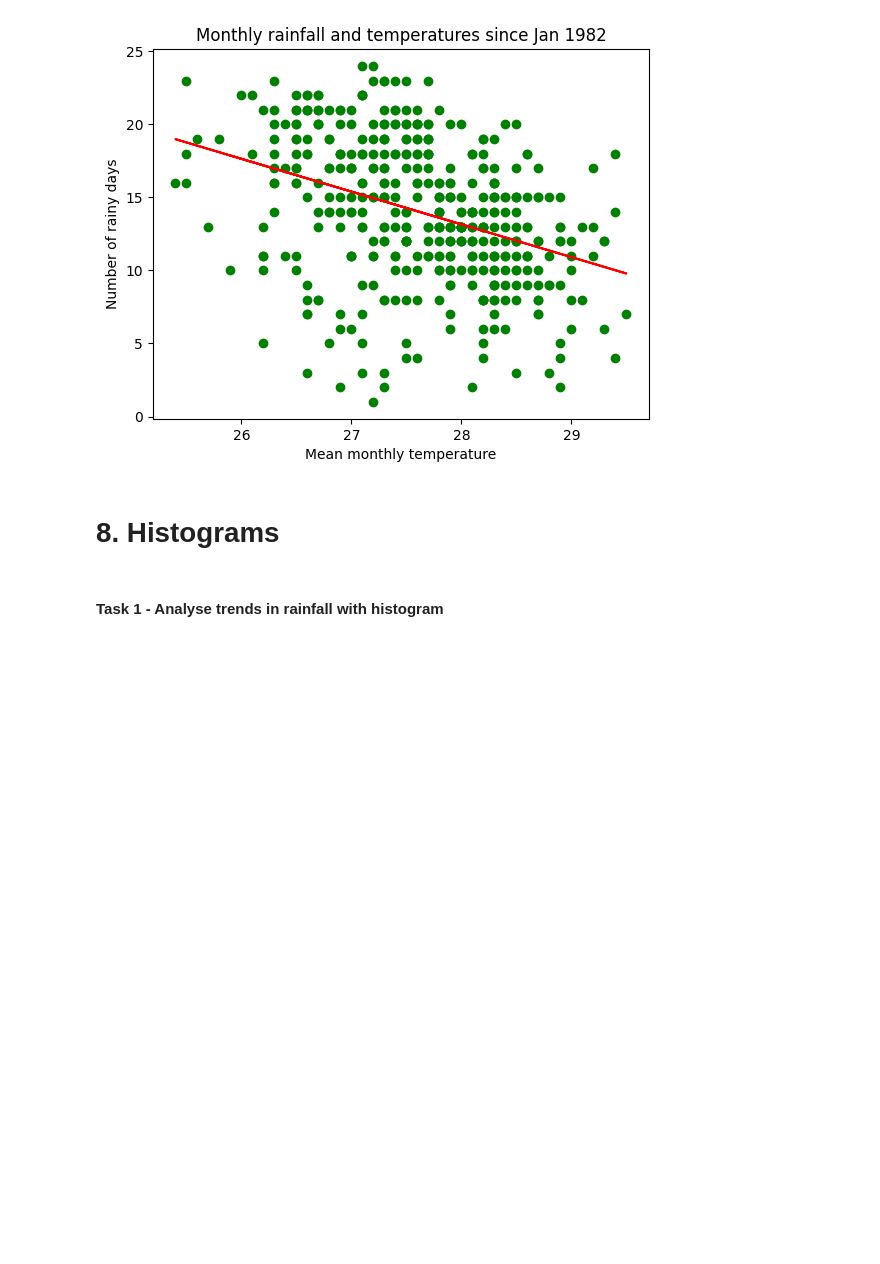
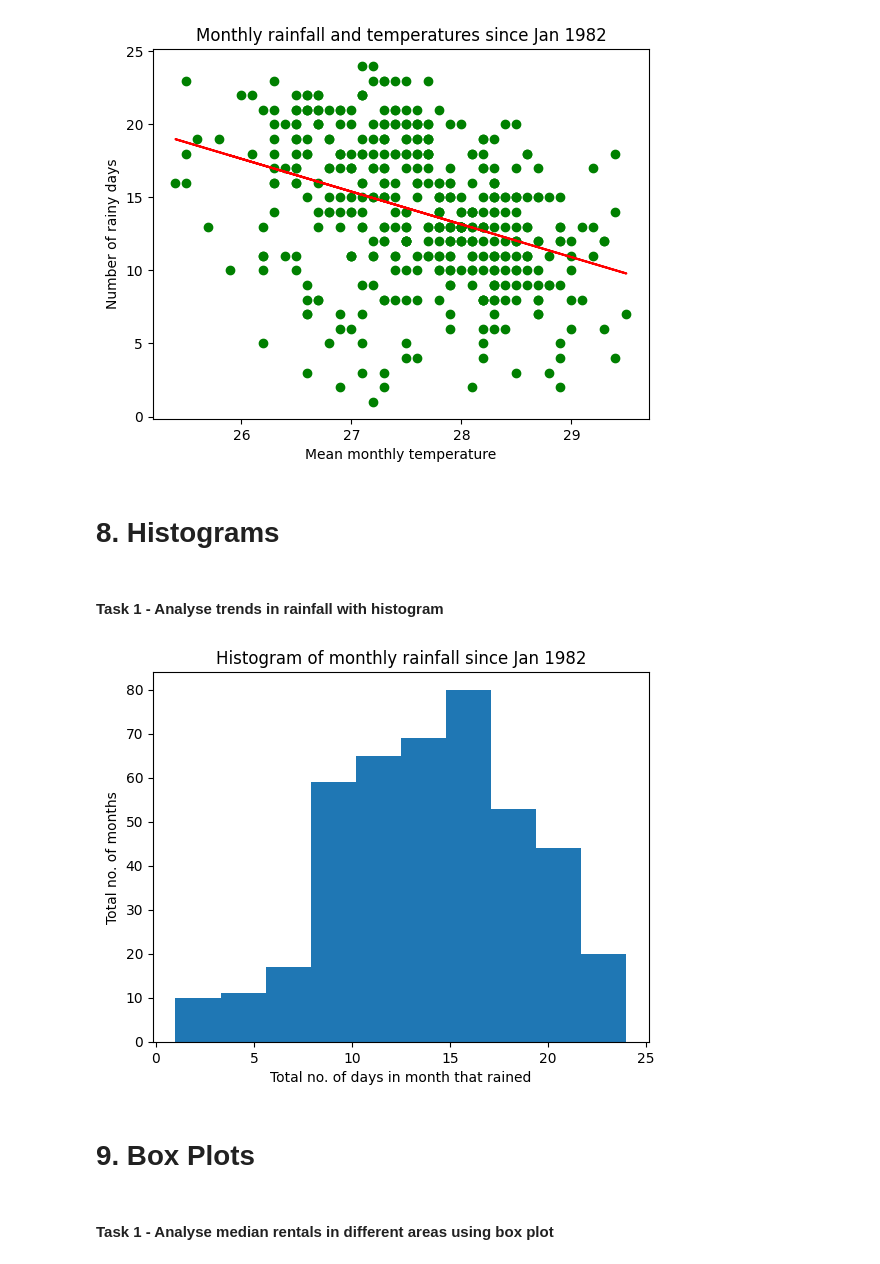
Before and after one commit to iyliahutta/Intro-to-Programming-for-DS, a Jupyter notebook: Lab 3/Lab 3.ipynb, the cells around one changed output. Drawn from its saved outputs; the diff is of its cells as text; code cells hidden in the pictures; blank space fills up the shorter version.

```diff
--- a/Lab 3/Lab 3.ipynb
+++ b/Lab 3/Lab 3.ipynb
@@ -369,3 +369,28 @@ plt.show()
 # 8. Histograms
 # %% [markdown]
 #### Task 1 - Analyse trends in rainfall with histogram
+# %%
+d = np.loadtxt("/Users/iylia/Library/Mobile Documents/com~apple~CloudDocs/SP/Intro to Programming for DS/Lab 3/Lab3_Datasets/rainfall-monthly-number-of-rain-days.csv",
+    skiprows=1,
+    dtype=[('month', 'U50'),('no_of_rainy_days','i8')],
+    delimiter=',')
+
+x = d['no_of_rainy_days']
+
+fig = plt.figure()
+
+ax = fig.add_subplot(111)
+
+ax.hist(x,bins=10)
+
+plt.xlabel('Total no. of days in month that rained')
+plt.ylabel('Total no. of months')
+plt.title('Histogram of monthly rainfall since Jan 1982')
+
+plt.show()
+# %% [output]
+[figure, added]
+# %% [markdown]
+# 9. Box Plots
+# %% [markdown]
+#### Task 1 - Analyse median rentals in different areas using box plot
```
